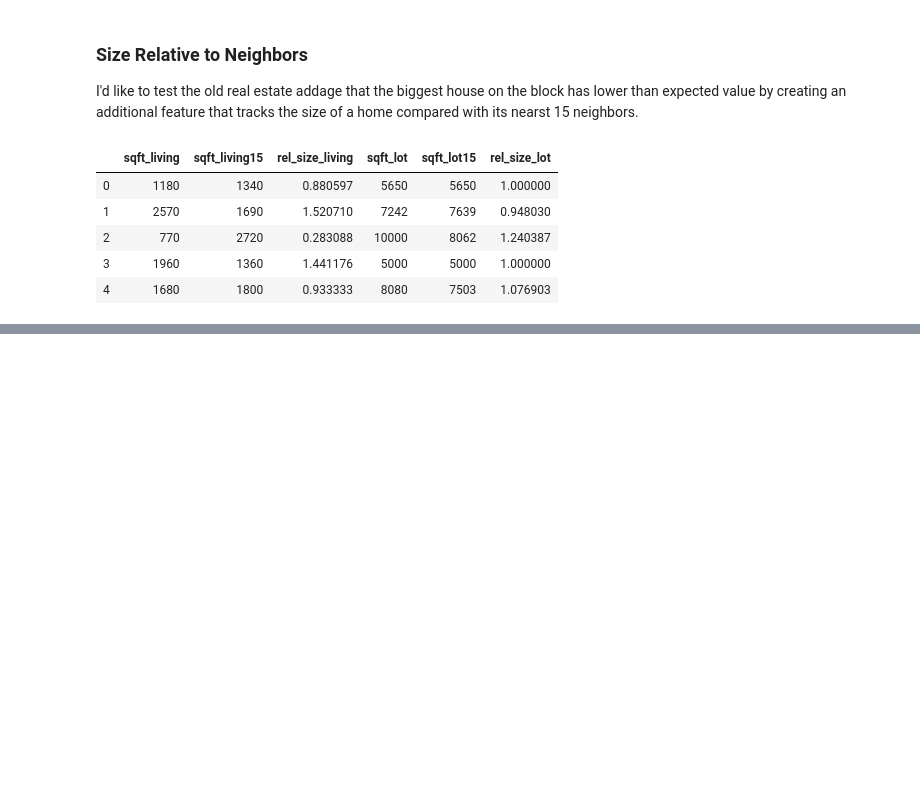
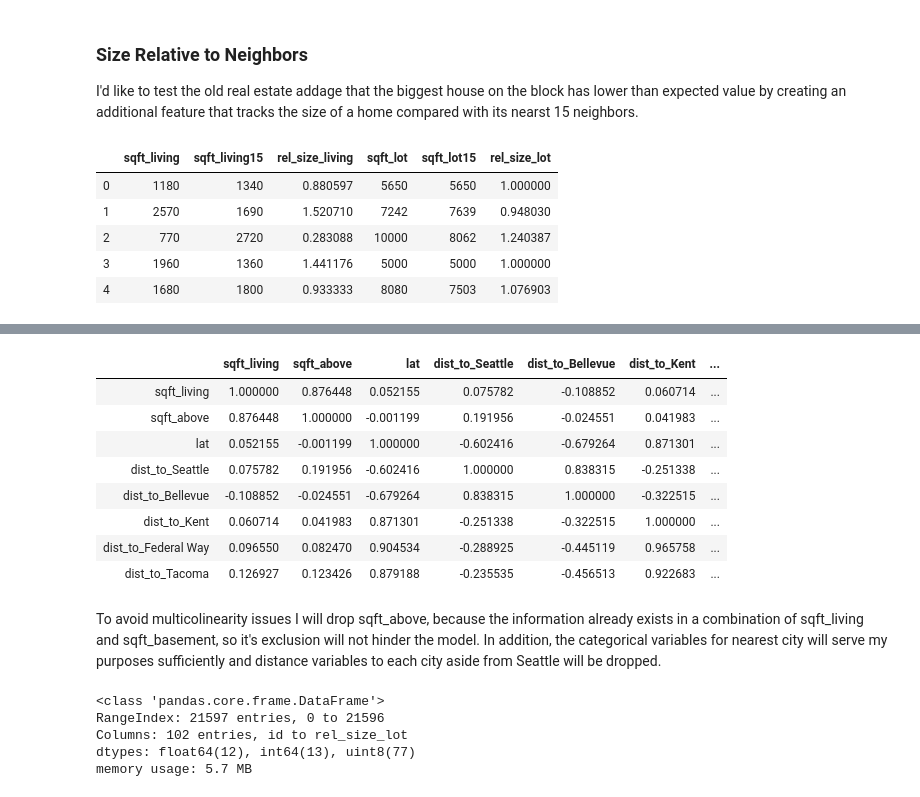
Before and after one commit to shsobieski/Housing-Valuation-Tool, a Jupyter notebook: ProjectNotebook.ipynb, the cells around one changed output, grey strips where cells are left out. Cells and saved outputs as stored; diff of their text form; code cells hidden in the pictures; blank space fills up the shorter version.

Commit message:
Day 3 Baseline Model Complete

```diff
--- a/ProjectNotebook.ipynb
+++ b/ProjectNotebook.ipynb
@@ -184,0 +232,3 @@ Now that the null values have been dealt with I can properly convert 'waterfront
+# %%
+data['yrs_reno'] = data['year_sold']- data['yr_renovated']
+data['yrs_reno'].describe()
@@ -185,5 +258,5 @@ Now that the null values have been dealt with I can properly convert 'waterfront
 # %%
-data['waterfront'].astype('category', copy=False)
-wfdummies = pd.get_dummies(data['waterfront'])
-data = data.join(wfdummies, how='outer')
-data.drop('waterfront', axis=1, inplace=True)
+data['Renovated?'].astype('category', copy=False)
+rendummies = pd.get_dummies(data['Renovated?'])
+data = data.join(rendummies, how='outer')
+data.drop(['Not', 'Renovated?'], axis=1, inplace=True)
@@ -196,5 +262,0 @@ I want to be able to use age to describe the houses, so I'll create a feature th
-# %%
-data['age'] = [relativedelta(data['date'][i],
-                             data['yr_built'][i]).years
-               for i in range(0,len(data['date']))]
-data['age'].describe()
@@ -323,0 +386,4 @@ data.head()[['sqft_living', 'sqft_living15', 'rel_size_living',
+# %%
+high_corr = ((abs(data.corr())> .8).sum()>1)
+pd.set_option('display.max_rows', 200)
+high_corr
@@ -323,0 +408,16 @@ data.head()[['sqft_living', 'sqft_living15', 'rel_size_living',
+# %%
+data[['sqft_living', 'sqft_above', 'lat', 'dist_to_Seattle',
+      'dist_to_Bellevue', 'dist_to_Kent',
+      'dist_to_Federal Way', 'dist_to_Tacoma']].corr()
+# %% [output]
+|  | sqft_living | sqft_above | lat | dist_to_Seattle | dist_to_Bellevue | dist_to_Kent | ... |
+| sqft_living | 1.000000 | 0.876448 | 0.052155 | 0.075782 | -0.108852 | 0.060714 | ... |
+| sqft_above | 0.876448 | 1.000000 | -0.001199 | 0.191956 | -0.024551 | 0.041983 | ... |
+| lat | 0.052155 | -0.001199 | 1.000000 | -0.602416 | -0.679264 | 0.871301 | ... |
+| dist_to_Seattle | 0.075782 | 0.191956 | -0.602416 | 1.000000 | 0.838315 | -0.251338 | ... |
+| dist_to_Bellevue | -0.108852 | -0.024551 | -0.679264 | 0.838315 | 1.000000 | -0.322515 | ... |
+| dist_to_Kent | 0.060714 | 0.041983 | 0.871301 | -0.251338 | -0.322515 | 1.000000 | ... |
+| dist_to_Federal Way | 0.096550 | 0.082470 | 0.904534 | -0.288925 | -0.445119 | 0.965758 | ... |
+| dist_to_Tacoma | 0.126927 | 0.123426 | 0.879188 | -0.235535 | -0.456513 | 0.922683 | ... |
+# %% [markdown]
+To avoid multicolinearity issues I will drop sqft_above, because the information already exists in a combination of sqft_living and sqft_basement, so it's exclusion will not hinder the model. In addition, the categorical variables for nearest city will serve my purposes sufficiently and distance variables to each city aside from Seattle will be dropped.
@@ -323,0 +428,8 @@ data.head()[['sqft_living', 'sqft_living15', 'rel_size_living',
+# %%
+data.info()
+# %% [output]
+<class 'pandas.core.frame.DataFrame'>
+RangeIndex: 21597 entries, 0 to 21596
+Columns: 102 entries, id to rel_size_lot
+dtypes: float64(12), int64(13), uint8(77)
+memory usage: 5.7 MB
```
Also changed, not shown: parts of 60 cells of this notebook, 1 other file.
